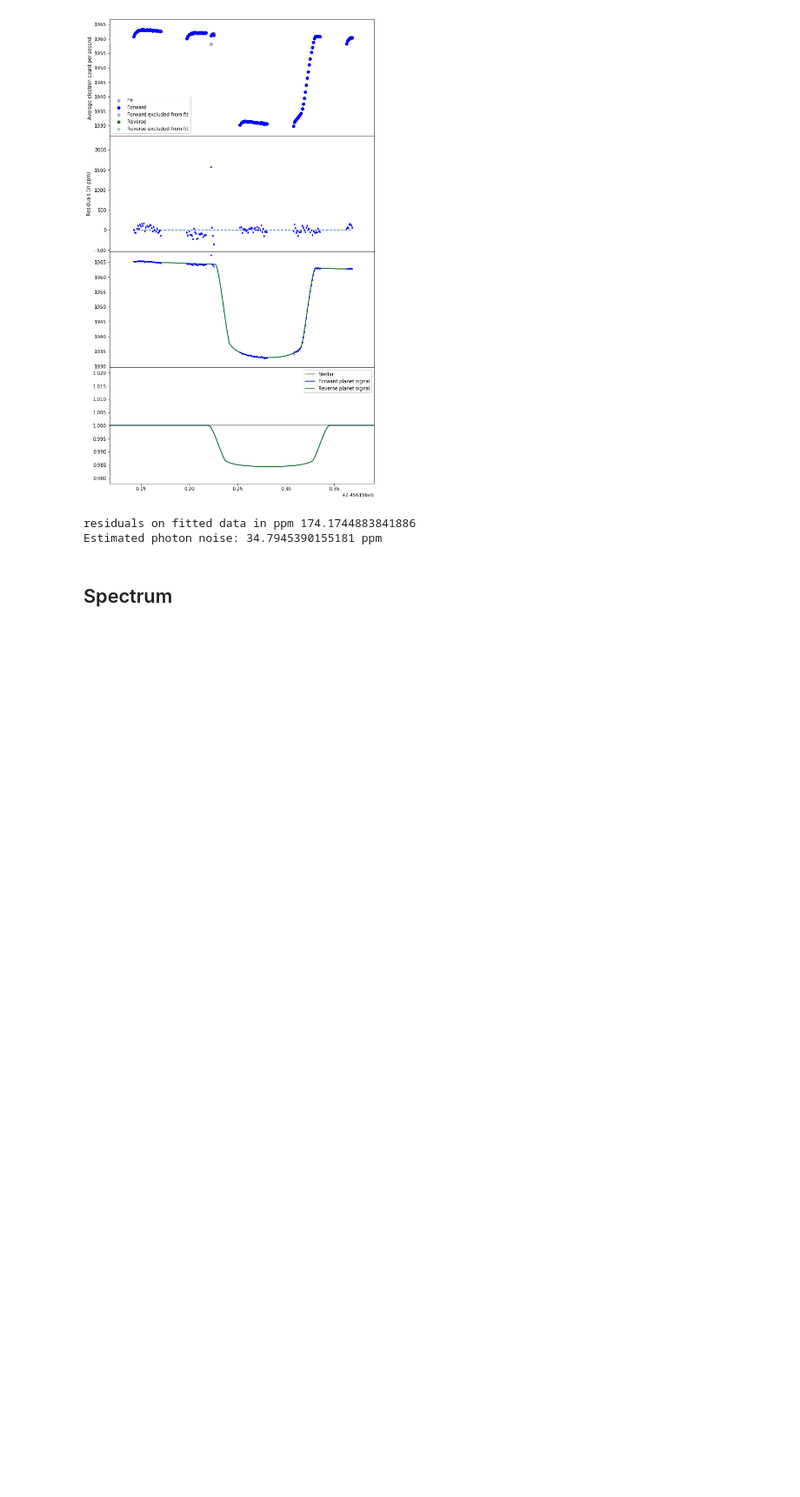
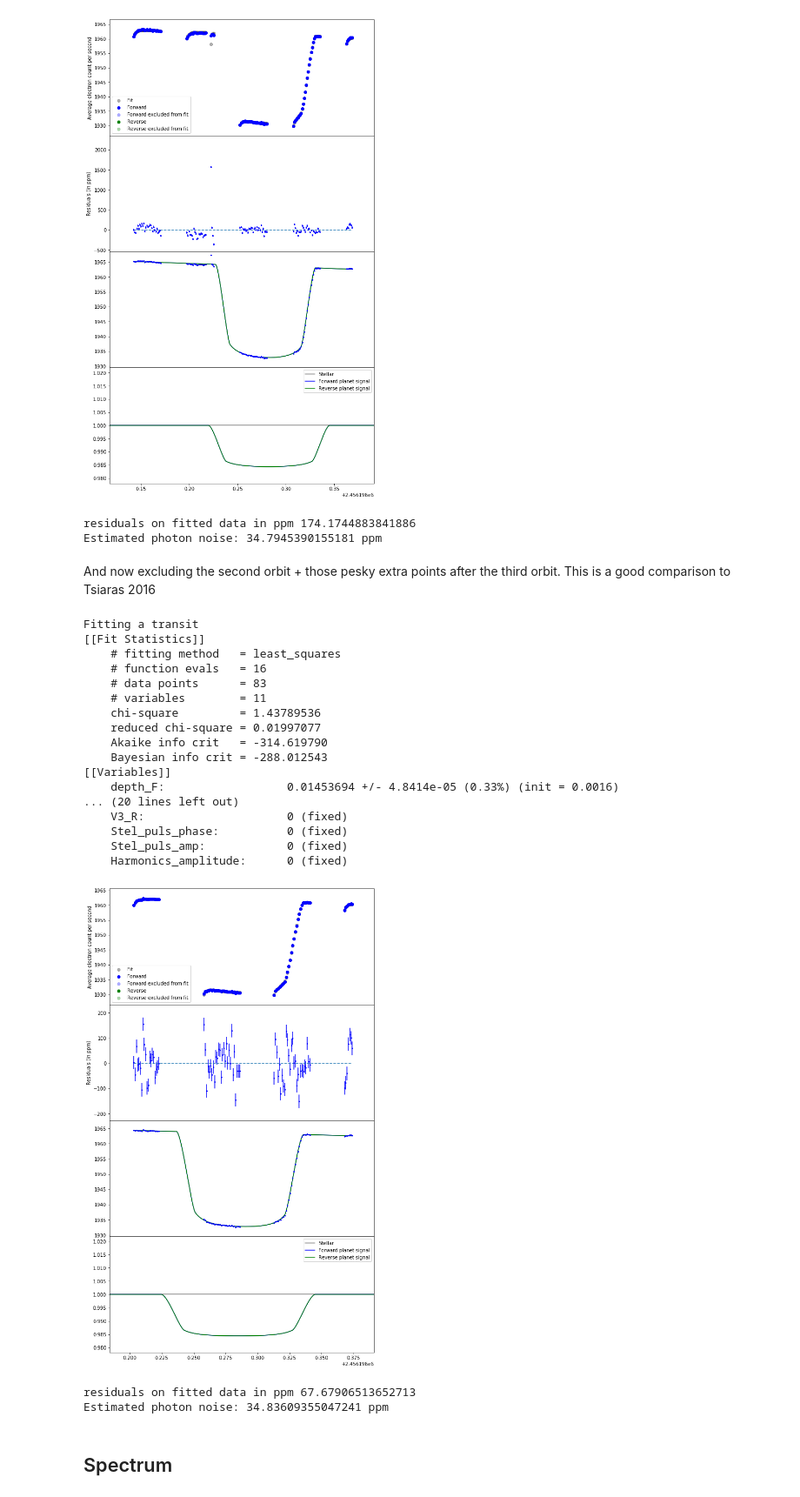
Before and after one commit to Bobpjjacobs/hstscan, a Jupyter notebook: Example fitting with ramp model.ipynb, the cells around one changed output. Shown at 87% size. Saved outputs shown, nothing was run; the diff lists cells and outputs as text; code cells hidden in the pictures; blank space fills up the shorter version.

```diff
--- a/Example fitting with ramp model.ipynb
+++ b/Example fitting with ramp model.ipynb
@@ -578,3 +578,73 @@ Fitting a transit
 [figure]
 residuals on fitted data in ppm 174.1744883841886
 Estimated photon noise: 34.7945390155181 ppm
+# %% [markdown]
+And now excluding the second orbit + those pesky extra points after the third orbit. This is a good comparison to Tsiaras 2016
+# %%
+reload(fit_fns)
+
+Planet_LC = fit_fns.Planet('HD209458')
+t0 = Planet_LC.sp_params.t0
+while t0 < min(Times_org) + Planet_LC.sp_params.per:
+    t0 += Planet_LC.sp_params.per
+t0 -= 2 * Planet_LC.sp_params.per
+
+
+Excl_first = np.ones_like(sorted_times, dtype=bool)
+Excl_first[Fir] = False
+Excl_first[Sec] = False
+Excl_first[58:62] = False
+
+opt, err, chi2, bic = Planet_LC.Fit_with_recte_lmfit(sorted_times[Excl_first] + min(Times_org),
+                                                           f_i_full[Excl_first], f_i_full_err[Excl_first],
+                                                           np.array(Orbit_times)[2:] + min(Times_org),
+                                                           Forwardscanned[Excl_first],
+                                                           fix_limb_dark=False, limb_dark='quadratic',
+                                                           fix_inclination=True,
+                                                           fix_eccentricity=True, fix_aRs=False,
+                                                           nosat=True,
+                                                           t0=t0, exptime = exptime,
+                                                           Transit=True)
+
+fit_opt = opt[:-3]
+LC_new = Planet_LC.func(sorted_times[Excl_first] + min(Times_org), *fit_opt,
+                                                                          Forward=Forwardscanned[Excl_first],
+                                                                          sp_params=Planet_LC.sp_params,
+                                                                          orbit_times=Planet_LC.orbit_times,
+                                                                          satellite_time=Planet_LC.satellite_time,
+                                                                          Include=Planet_LC.exc_array,
+                                                                          exptime=exptime,
+                                                                          noexcl=Planet_LC.noexcl,
+                                                                          Stel_puls_phase=opt[-3],
+                                                                          Stel_puls_amp=opt[-2], Harm_amp=opt[-1],
+                                                                          fit=False)[0]
+
+
+
+
+print "residuals on fitted data in ppm",np.sqrt(np.sum((f_i_full[Excl_first] - LC_new)**2./ f_i_full[Excl_first]**2.) / len(f_i_full[Excl_first])) *1.e6
+print "Estimated photon noise:", 1. / np.sqrt(np.mean(f_i_full[Excl_first] * np.sum(Wavelengthrange) * imagesize * exptime)) * 1.e6, "ppm"
+
+noise_g_F = np.sqrt(np.sum((f_i[Excl_first] - LC_new)**2./ f_i_full[Excl_first]**2.) / len(f_i_full[Excl_first])) *1.e6
+noise_g_R = np.sqrt(np.sum((f_i[Excl_first] - LC_new)**2./ f_i_full[Excl_first]**2.) / len(f_i_full[Excl_first])) *1.e6
+# %% [output]
+Fitting a transit
+[[Fit Statistics]]
+    # fitting method   = least_squares
+    # function evals   = 16
+    # data points      = 83
+    # variables        = 11
+    chi-square         = 1.43789536
+    reduced chi-square = 0.01997077
+    Akaike info crit   = -314.619790
+    Bayesian info crit = -288.012543
+[[Variables]]
+    depth_F:                  0.01453694 +/- 4.8414e-05 (0.33%) (init = 0.0016)
+... (20 lines left out)
+    V3_R:                     0 (fixed)
+    Stel_puls_phase:          0 (fixed)
+    Stel_puls_amp:            0 (fixed)
+    Harmonics_amplitude:      0 (fixed)
+[figure, added]
+residuals on fitted data in ppm 67.67906513652713
+Estimated photon noise: 34.83609355047241 ppm
```
Also changed, not shown: parts of 7 cells of this notebook, 8 other files.
